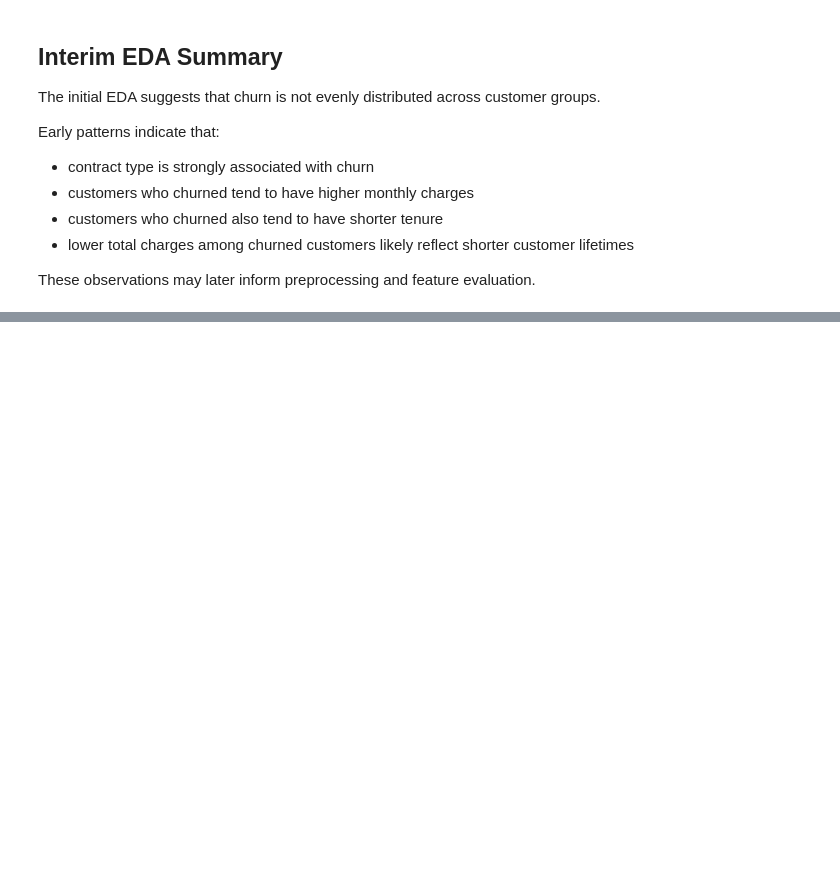
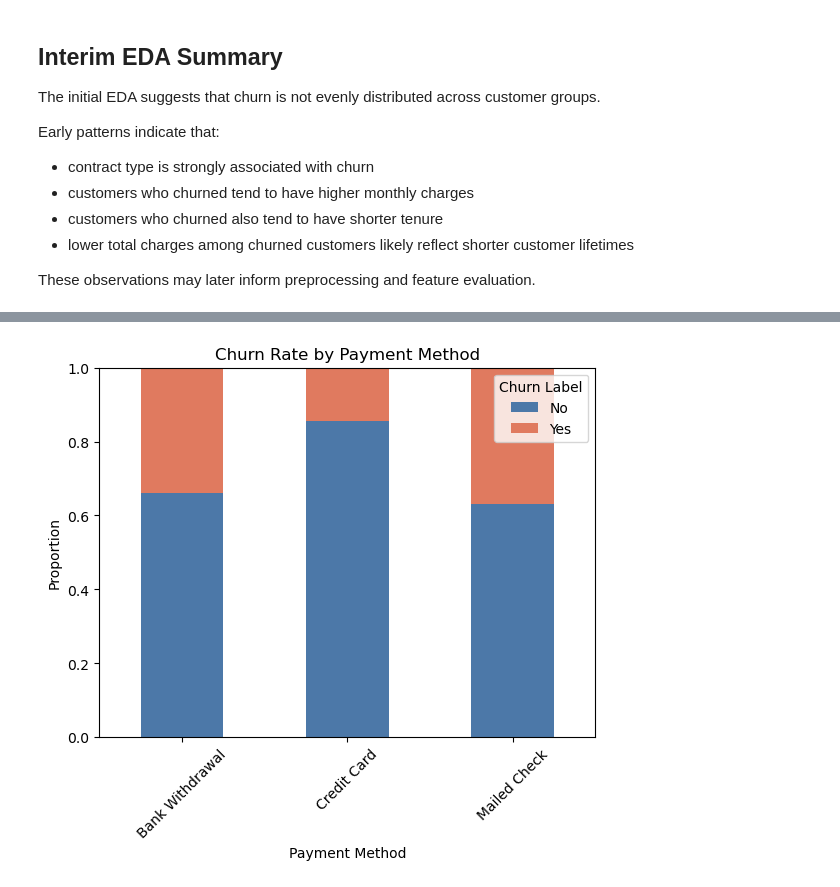
Before and after one commit to GulsaraMirzayeva/telco-churn-capstone, a Jupyter notebook: notebooks/03_eda.ipynb, the cells around one changed output, grey strips where cells are left out. Drawn from its saved outputs; the diff is of its cells as text; code cells hidden in the pictures; blank space fills up the shorter version.

```diff
--- a/notebooks/03_eda.ipynb
+++ b/notebooks/03_eda.ipynb
@@ -291,0 +334,8 @@ These observations may later inform preprocessing and feature evaluation.
+# %%
+payment_churn = pd.crosstab(
+    eda_df["Payment Method"],
+    eda_df["Churn Label"],
+    normalize="index"
+)
+
+payment_churn
@@ -291,0 +348,16 @@ These observations may later inform preprocessing and feature evaluation.
+# %%
+payment_churn.plot(
+    kind="bar",
+    stacked=True,
+    color=[churn_palette[col] for col in payment_churn.columns]
+)
+
+plt.title("Churn Rate by Payment Method")
+plt.ylabel("Proportion")
+plt.xlabel("Payment Method")
+plt.xticks(rotation=45)
+plt.legend(title="Churn Label")
+plt.ylim(0, 1)
+plt.show()
+# %% [output]
+[figure, added]
```
Also changed, not shown: parts of 19 cells of this notebook.
